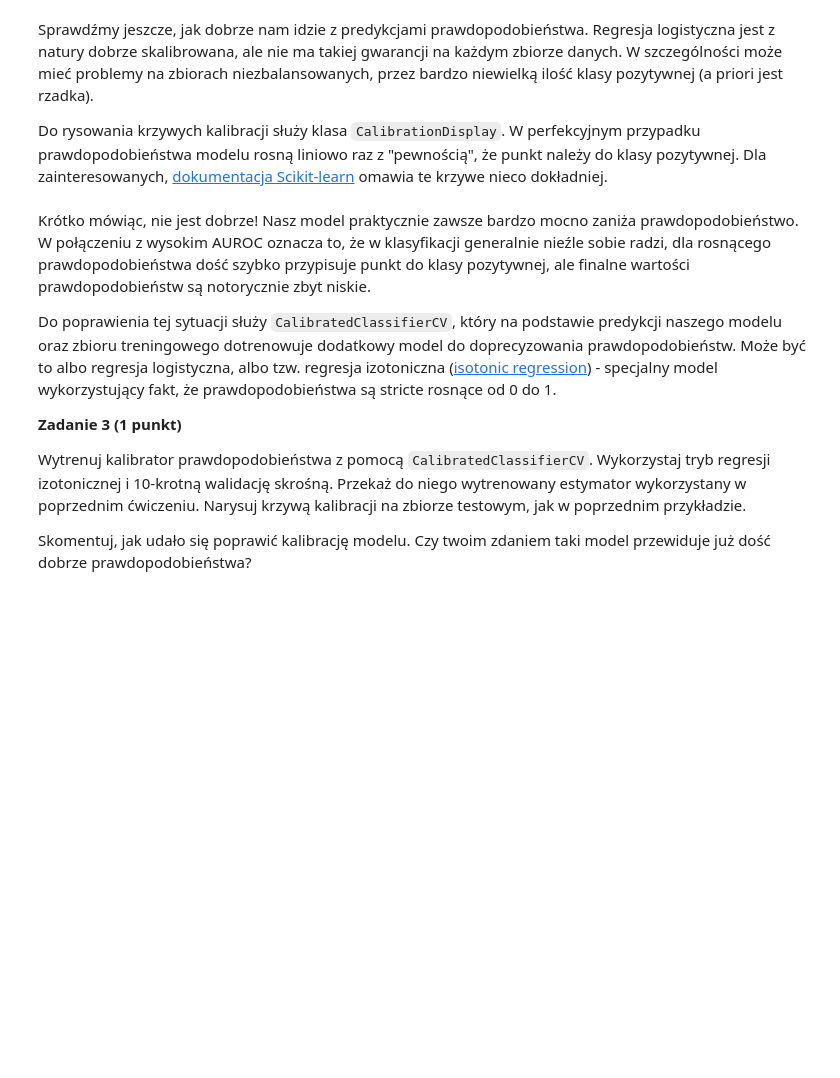
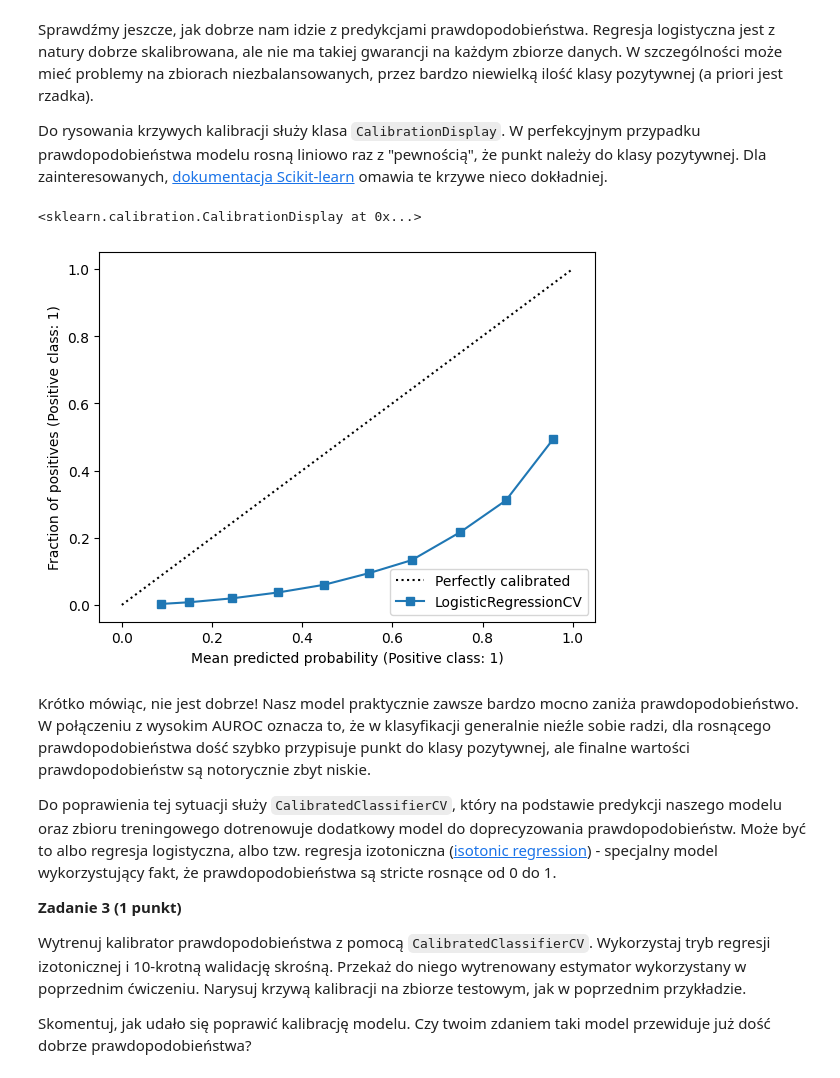
Before and after one commit to AdrianGlanowski/PUM, a Jupyter notebook: lab4/notebook.ipynb, the cells around one changed output. Cells and saved outputs as stored; diff of their text form; code cells hidden in the pictures; blank space fills up the shorter version.

```diff
--- a/lab4/notebook.ipynb
+++ b/lab4/notebook.ipynb
@@ -71,3 +101,14 @@ W punkcie 3 filtrujemy także wiersze ze zbioru testowego. Niektórzy uznaliby t
 Przyda się używać innych nazw zmiennych niż `X_train` i `X_test`, żeby nie nadpisać sobie danych w kolejnych krokach.
 
 **Uwaga:** upewnij się, że prawidłowo liczysz AUROC, przekazując do niego prawdopodobieństwa klasy pozytywnej!
+# %%
+from sklearn.metrics import roc_auc_score
+
+
+def train_and_evaluate_auroc(model, X_train, y_train, X_test, y_test, model_name=""):
+    model.fit(X_train, y_train)
+
+    y_scores = model.predict_proba(X_test)[:, 1]
+    auc = roc_auc_score(y_test, y_scores)
+
+    print(f"{model_name + ' ' if model_name else ''}AUROC: {auc:.6f}")
@@ -94,0 +200,20 @@ Teraz mamy faktycznie czysty zbiór danych i wytrenowane pierwsze modele. Warto
+# %%
+from sklearn.linear_model import LogisticRegressionCV
+from sklearn.ensemble import RandomForestClassifier
+
+lrcv = LogisticRegressionCV(
+    Cs=np.logspace(-2, 2, 100), scoring="roc_auc", random_state=0, n_jobs=-1
+)
+train_and_evaluate_auroc(lrcv, X_train_itws, y_train_itws, X_test_itws, y_test_itws)
+
+lrcv_balanced = LogisticRegressionCV(
+    Cs=lrcv.C_, class_weight="balanced", scoring="roc_auc", random_state=0, n_jobs=-1
+)
+train_and_evaluate_auroc(
+    lrcv_balanced, X_train_itws, y_train_itws, X_test_itws, y_test_itws
+)
+
+rfc = RandomForestClassifier(
+    n_estimators=500, class_weight="balanced", random_state=0, n_jobs=-1
+)
+train_and_evaluate_auroc(rfc, X_train_itws, y_train_itws, X_test_itws, y_test_itws)
@@ -99,9 +232,12 @@ Do rysowania krzywych kalibracji służy klasa `CalibrationDisplay`. W perfekcyj
 # %%
 from sklearn.calibration import CalibrationDisplay
 
-clf = clf  # put model variable from last exercise here
+clf = lrcv_balanced
 
-CalibrationDisplay.from_estimator(clf, X_test_scaled, y_test_out_trimmed, n_bins=10)
+CalibrationDisplay.from_estimator(clf, X_test_itws, y_test_itws, n_bins=10)
+# %% [output]
+<sklearn.calibration.CalibrationDisplay at 0x...>
+[figure, added]
 # %% [markdown]
 Krótko mówiąc, nie jest dobrze! Nasz model praktycznie zawsze bardzo mocno zaniża prawdopodobieństwo. W połączeniu z wysokim AUROC oznacza to, że w klasyfikacji generalnie nieźle sobie radzi, dla rosnącego prawdopodobieństwa dość szybko przypisuje punkt do klasy pozytywnej, ale finalne wartości prawdopodobieństw są notorycznie zbyt niskie.
 
```
Also changed, not shown: parts of 26 cells of this notebook, 1 other file.
